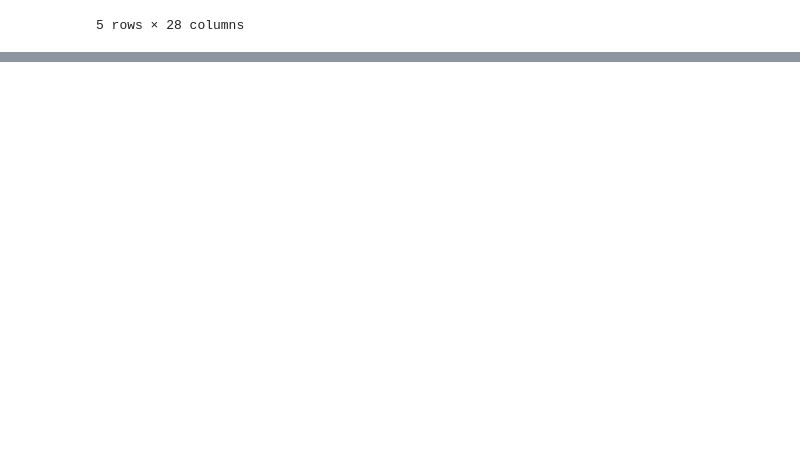
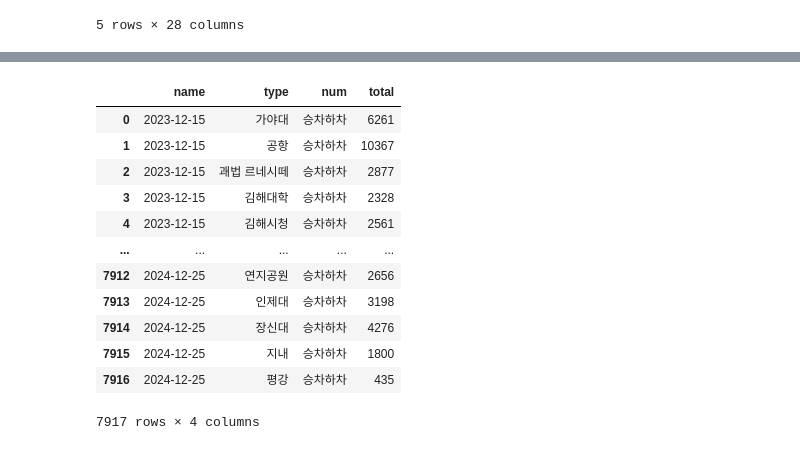
Before and after one commit to pmj8298/team_study, a Jupyter notebook: 지하철/김해경전철.ipynb, the cells around one changed output, grey strips where cells are left out. Cells and saved outputs as stored; diff of their text form; code cells hidden in the pictures; blank space fills up the shorter version.

```diff
--- a/지하철/김해경전철.ipynb
+++ b/지하철/김해경전철.ipynb
@@ -13,3 +13,10 @@ gimhea.head()
 | 3 | 승차 | 2023-12-15 | 공항 | 5731 | 0 | 0 | 0 | 0 | 0 | 4 | ... | ... |
 | 4 | 승차 | 2023-12-15 | 덕두 | 1454 | 0 | 0 | 0 | 0 | 0 | 7 | ... | ... |
 5 rows × 28 columns
+# %%
+columns = ['num', 'name', 'type', 'total']
+time_col = [f'{i}H' for i in range(0,23)]
+columns = columns + time_col + ['00~23H']
+gimhea.columns = columns
+gimhea = gimhea.loc[:,:'total']
+gimhea
@@ -15,0 +37,17 @@ gimhea.head()
+# %%
+data = gimhea.groupby(['name', 'type']).sum().reset_index()
+data
+# %% [output]
+|  | name | type | num | total |
+| 0 | 2023-12-15 | 가야대 | 승차하차 | 6261 |
+| 1 | 2023-12-15 | 공항 | 승차하차 | 10367 |
+| 2 | 2023-12-15 | 괘법 르네시떼 | 승차하차 | 2877 |
+| 3 | 2023-12-15 | 김해대학 | 승차하차 | 2328 |
+| 4 | 2023-12-15 | 김해시청 | 승차하차 | 2561 |
+| ... | ... | ... | ... | ... |
+| 7912 | 2024-12-25 | 연지공원 | 승차하차 | 2656 |
+| 7913 | 2024-12-25 | 인제대 | 승차하차 | 3198 |
+| 7914 | 2024-12-25 | 장신대 | 승차하차 | 4276 |
+| 7915 | 2024-12-25 | 지내 | 승차하차 | 1800 |
+| 7916 | 2024-12-25 | 평강 | 승차하차 | 435 |
+7917 rows × 4 columns
```
Also changed, not shown: parts of 5 cells of this notebook.
